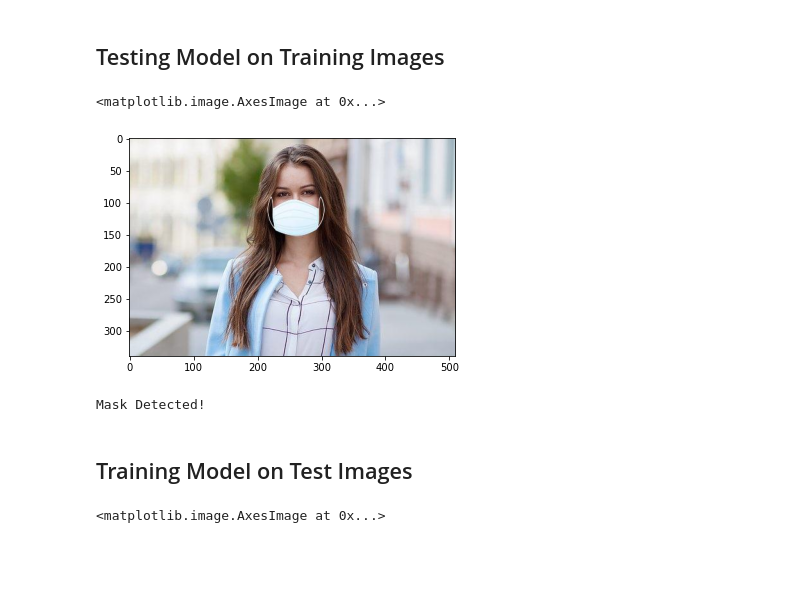
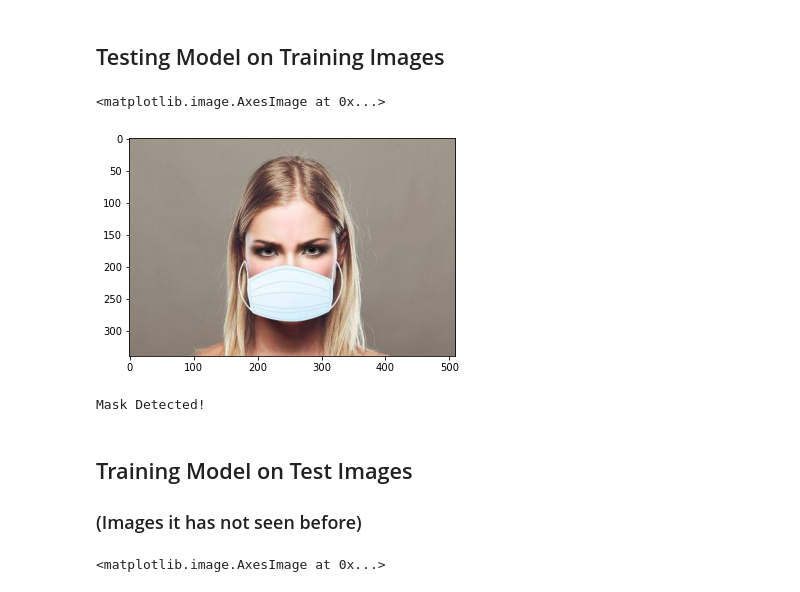
Before and after one commit to kvalemi/Mask-Detection-with-TensorFlow, a Jupyter notebook: Mask Detection Notebook.ipynb, the cells around one changed output. Cells and saved outputs as stored; diff of their text form; code cells hidden in the pictures; blank space fills up the shorter version.

```diff
--- a/Mask Detection Notebook.ipynb
+++ b/Mask Detection Notebook.ipynb
@@ -160,11 +160,11 @@ def convert_sigmoid_output(sigmoid):
         print('Not Sure!')
 # %%
 # Load image
-frame = cv2.imread('Dataset/Face_Mask/3-with-mask.jpg')
+frame = cv2.imread('Dataset/Face_Mask/2-with-mask.jpg')
 plt.imshow(cv2.cvtColor(frame, cv2.COLOR_BGR2RGB))
 # %% [output]
 <matplotlib.image.AxesImage at 0x...>
-[figure, old version]
+[figure, new version]
 # %%
 img_size = 224
 
@@ -178,6 +178,7 @@ convert_sigmoid_output(Prediction)
 Mask Detected!
 # %% [markdown]
 ## Training Model on Test Images
+### (Images it has not seen before)
 # %%
 frame = cv2.imread('Test_Image_1.jpg')
 plt.imshow(cv2.cvtColor(frame, cv2.COLOR_BGR2RGB))
```
Also changed, not shown: parts of 2 cells of this notebook, 6 other files.
